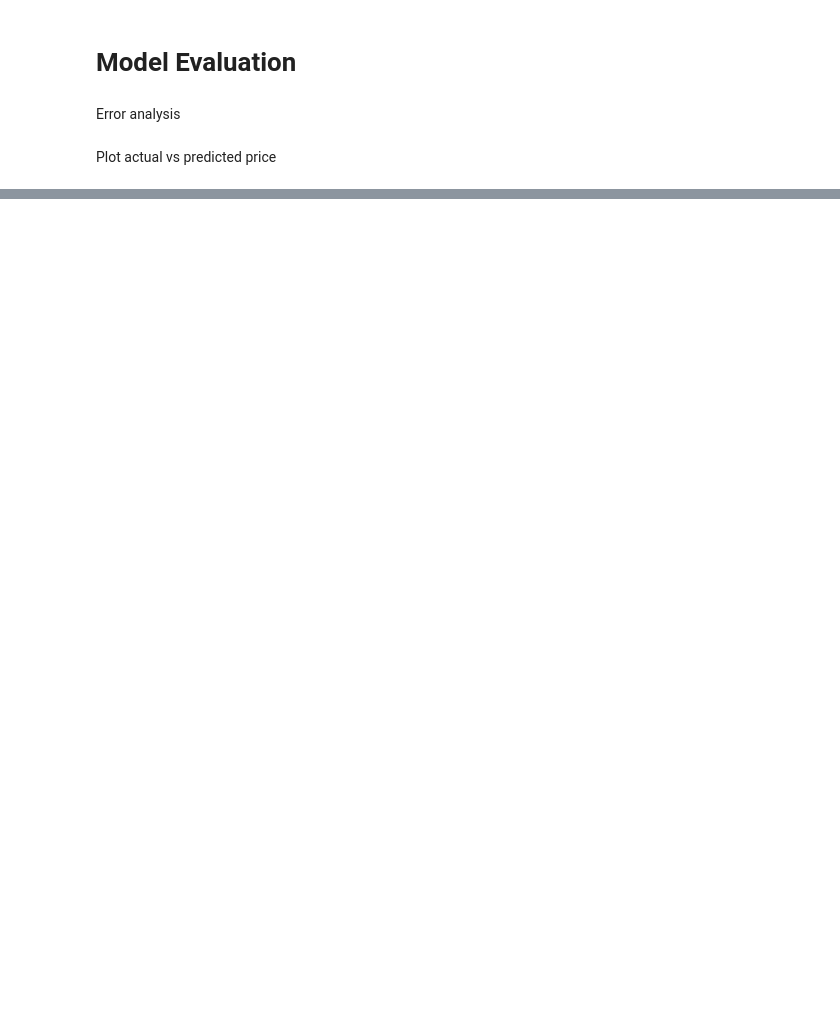
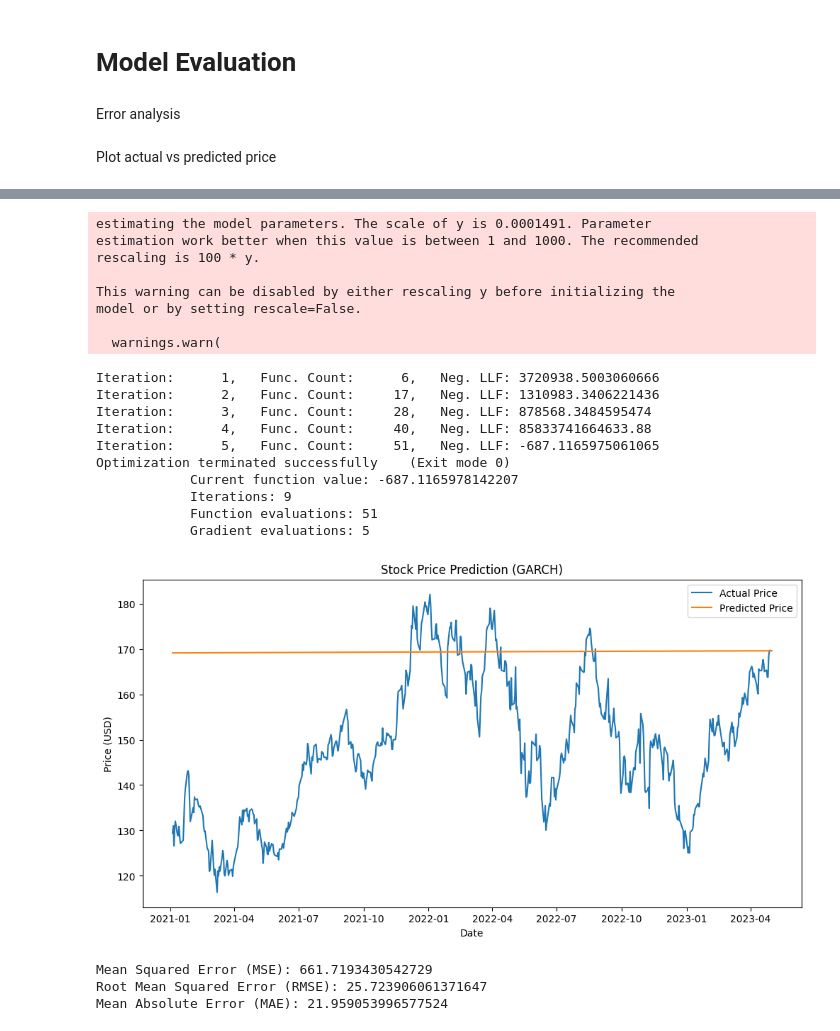
Before and after one commit to Dly27/stock-forecast, a Jupyter notebook: stock_forecast.ipynb, the cells around one changed output, grey strips where cells are left out. Cells and saved outputs as stored; diff of their text form; code cells hidden in the pictures; blank space fills up the shorter version.

```diff
--- a/stock_forecast.ipynb
+++ b/stock_forecast.ipynb
@@ -56,8 +48,10 @@ Fetch data from alpha vantage and split data based on dates
 # %%
 stock_data = fetch_stock_data('AAPL', '2021-01-01', '2024-03-01')
 
-features, target = prepare_data(stock_data)
+# Calculate SMAs on the entire stock_data
+stock_data['30_day_sma'] = stock_data['4. close'].rolling(window=30, min_periods=1).mean()
 
+# Split the data into train_val and test sets
 train_val_data = stock_data.loc[:pd.Timestamp('2023-04-30')]
 test_data = stock_data.loc[pd.Timestamp('2023-05-01'):]
 
@@ -248,0 +251,66 @@ model.summary()
+# %%
+import pandas as pd
+from arch import arch_model
+import matplotlib.pyplot as plt
+
+# Calculate log returns
+returns = stock_data['4. close'].pct_change().dropna()
+
+# Split the data into train and test sets
+train_data = returns.loc[:pd.Timestamp('2023-04-30')]
+test_data = returns.loc[pd.Timestamp('2023-05-01'):]
+
+# Fit a GARCH(1,1) model to the training set
+garch = arch_model(train_data, vol='GARCH', p=1, q=1, mean='constant')
+model = garch.fit()
+
+# Generate forecasts for the test set
+forecasts = model.forecast(horizon=len(test_data), reindex=False)
+mean_forecasts = forecasts.mean.values.flatten()
+
+# Reconstruct the actual stock prices from the log returns
+actual_prices = stock_data['4. close'].loc[test_data.index]
+
+# Reconstruct the predicted stock prices from the mean forecasts
+predicted_prices = actual_prices.iloc[0] * (1 + np.cumsum(mean_forecasts))
+
+# Plot actual vs predicted prices
+plt.figure(figsize=(12, 6))
+plt.plot(actual_prices.index, actual_prices, label='Actual Price')
+plt.plot(actual_prices.index, predicted_prices, label='Predicted Price')
+plt.title('Stock Price Prediction (GARCH)')
+plt.xlabel('Date')
+plt.ylabel('Price (USD)')
+plt.legend()
+plt.show()
+
+# Calculate additional evaluation metrics
+mse = mean_squared_error(actual_prices, predicted_prices)
+rmse = np.sqrt(mse)
+mae = mean_absolute_error(actual_prices, predicted_prices)
+print("Mean Squared Error (MSE):", mse)
+print("Root Mean Squared Error (RMSE):", rmse)
+print("Mean Absolute Error (MAE):", mae)
+# %% [output]
+estimating the model parameters. The scale of y is 0.0001491. Parameter
+estimation work better when this value is between 1 and 1000. The recommended
+rescaling is 100 * y.
+
+This warning can be disabled by either rescaling y before initializing the
+model or by setting rescale=False.
+
+  warnings.warn(
+Iteration:      1,   Func. Count:      6,   Neg. LLF: 3720938.5003060666
+Iteration:      2,   Func. Count:     17,   Neg. LLF: 1310983.3406221436
+Iteration:      3,   Func. Count:     28,   Neg. LLF: 878568.3484595474
+Iteration:      4,   Func. Count:     40,   Neg. LLF: 85833741664633.88
+Iteration:      5,   Func. Count:     51,   Neg. LLF: -687.1165975061065
+Optimization terminated successfully    (Exit mode 0)
+            Current function value: -687.1165978142207
+            Iterations: 9
+            Function evaluations: 51
+            Gradient evaluations: 5
+[figure, added]
+Mean Squared Error (MSE): 661.7193430542729
+Root Mean Squared Error (RMSE): 25.723906061371647
+Mean Absolute Error (MAE): 21.959053996577524
```
Also changed, not shown: parts of 12 cells of this notebook.
